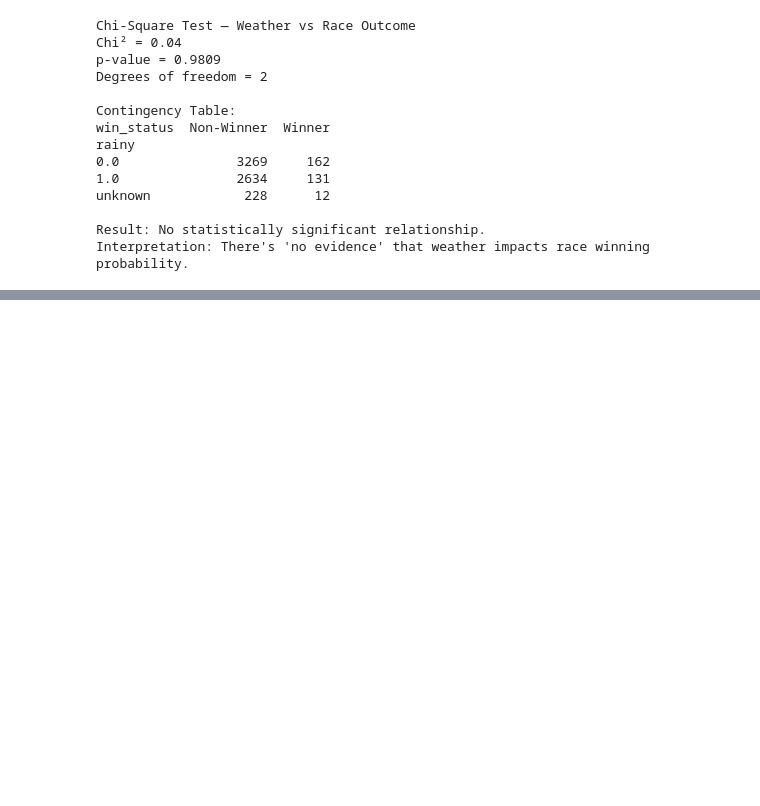
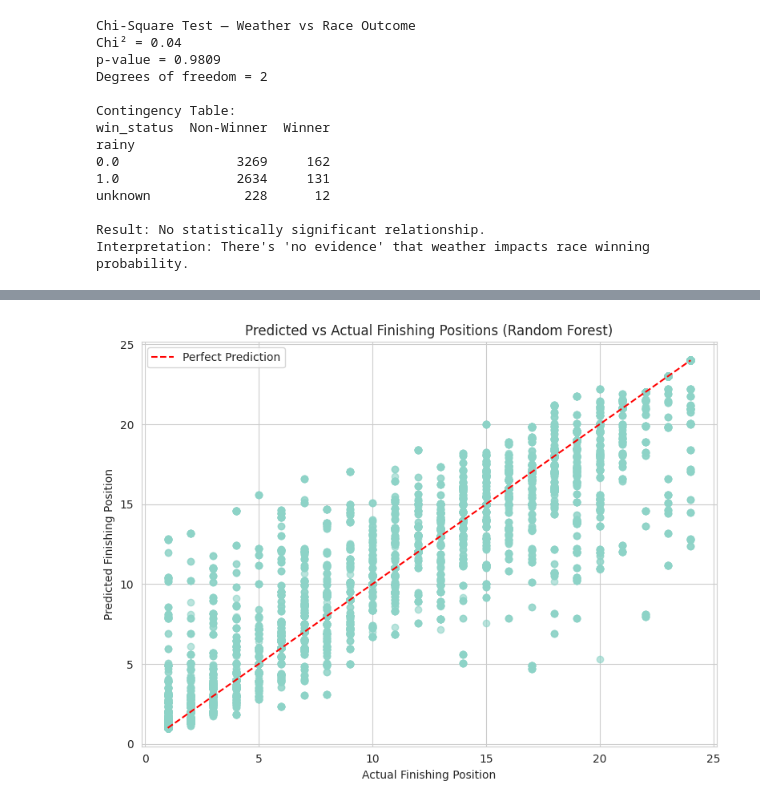
Before and after one commit to mehlika-dogan/DSA---210-Term-Project, a Jupyter notebook: F1_Data_Cleaning_2010_2024_WinnerOnly_300Rows.ipynb, the cells around one changed output, grey strips where cells are left out. Cells and saved outputs as stored; diff of their text form; code cells hidden in the pictures; blank space fills up the shorter version.

```diff
--- a/F1_Data_Cleaning_2010_2024_WinnerOnly_300Rows.ipynb
+++ b/F1_Data_Cleaning_2010_2024_WinnerOnly_300Rows.ipynb
@@ -1112,0 +1223,5 @@ Interpretation: There's 'no evidence' that weather impacts race winning probabil
+# %%
+from sklearn.linear_model import LinearRegression
+
+lr_model = make_pipeline(preprocessor, LinearRegression())
+lr_model.fit(X_train, y_train)
@@ -1112,0 +1238,5 @@ Interpretation: There's 'no evidence' that weather impacts race winning probabil
+# %%
+from sklearn.ensemble import RandomForestRegressor
+
+rf_model = make_pipeline(preprocessor, RandomForestRegressor(n_estimators=50, random_state=42))
+rf_model.fit(X_train, y_train)
@@ -1112,0 +1278,19 @@ Interpretation: There's 'no evidence' that weather impacts race winning probabil
+# %%
+import matplotlib.pyplot as plt
+
+# Get predictions
+y_pred = rf_model.predict(X_test)
+
+# Create scatter plot
+plt.figure(figsize=(8, 6))
+plt.scatter(y_test, y_pred, alpha=0.6)
+plt.plot([y_test.min(), y_test.max()], [y_test.min(), y_test.max()], 'r--', label='Perfect Prediction')
+plt.xlabel('Actual Finishing Position')
+plt.ylabel('Predicted Finishing Position')
+plt.title('Predicted vs Actual Finishing Positions (Random Forest)')
+plt.legend()
+plt.grid(True)
+plt.tight_layout()
+plt.show()
+# %% [output]
+[figure, added]
```
Also changed, not shown: parts of 17 cells of this notebook.
